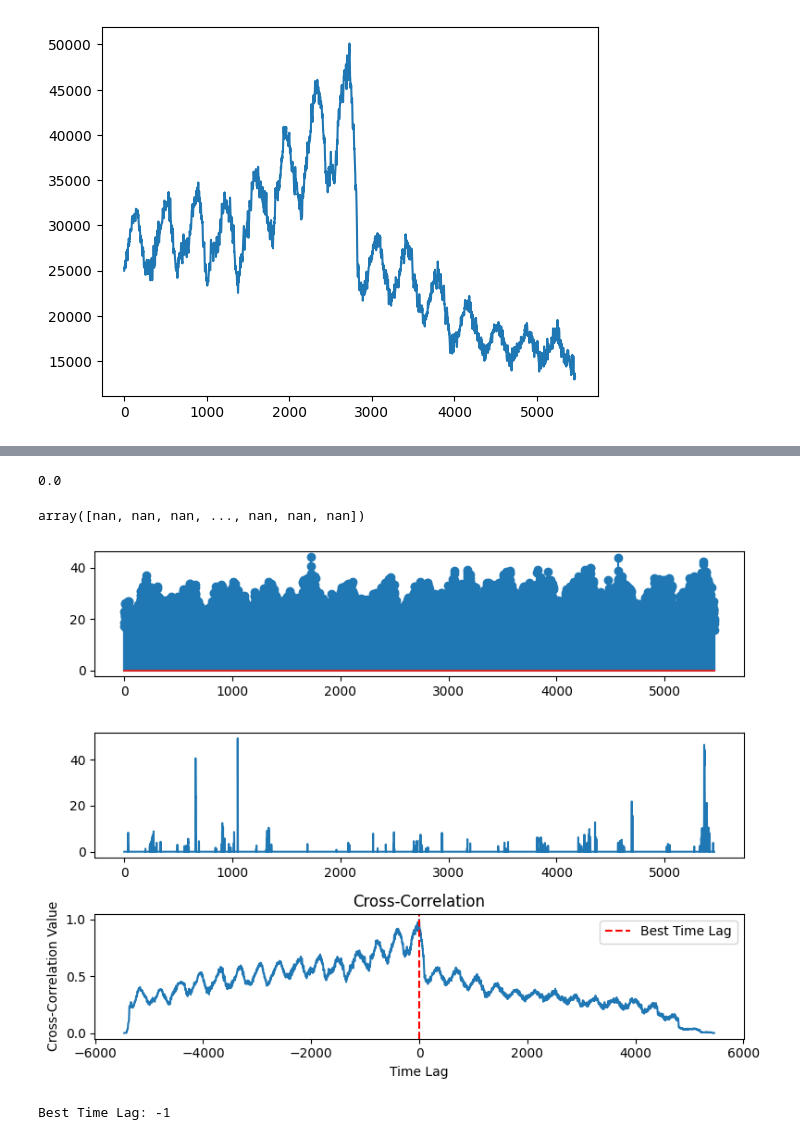
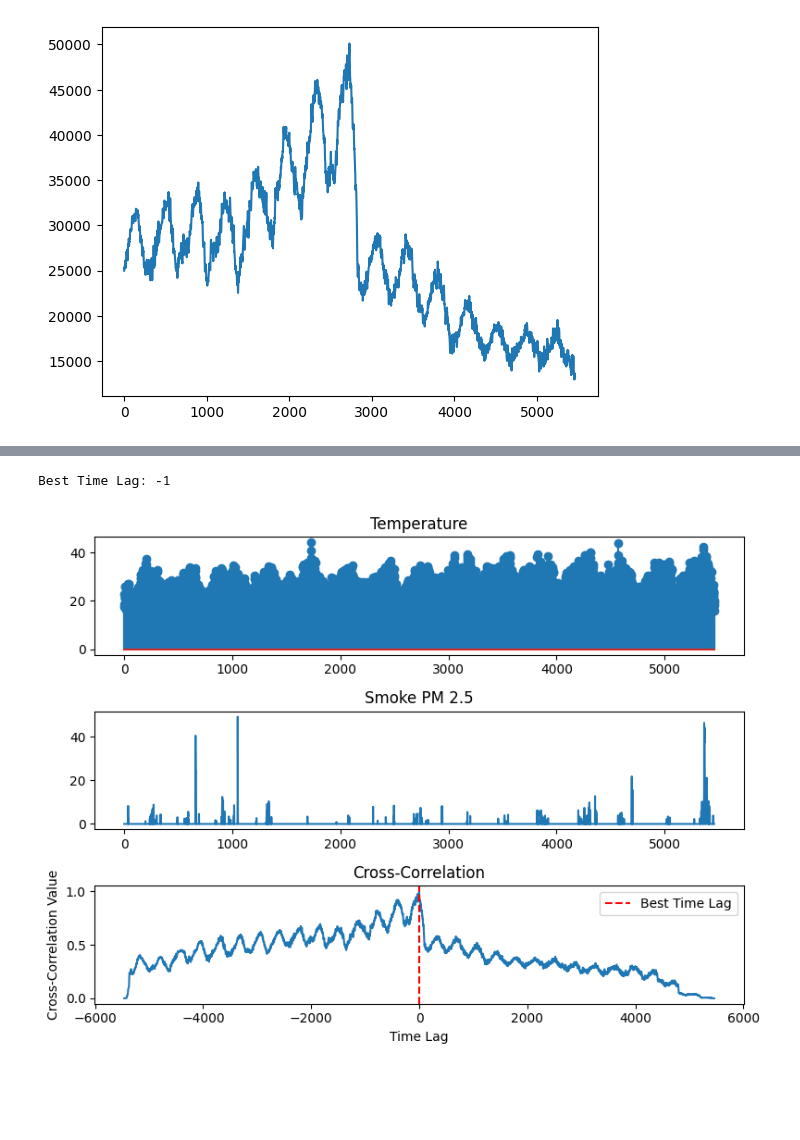
Before and after one commit to NSAPH-Projects/concurrence-climate-hazards, a Jupyter notebook: cross-correlation.ipynb, the cells around one changed output, grey strips where cells are left out. Cells and saved outputs as stored; diff of their text form; code cells hidden in the pictures; blank space fills up the shorter version.

```diff
--- a/cross-correlation.ipynb
+++ b/cross-correlation.ipynb
@@ -107,43 +104,39 @@ binary_signal = df[df.FIPS == 3860.0]['wfday'].to_numpy()
-# %%
-continuous_signal.min()
-# %% [output]
-0.0
-# %%
-cross_corr
-# %% [output]
-array([nan, nan, nan, ..., nan, nan, nan])
 # %%
 # Calculate cross-correlation
 cross_corr = correlate(var1, var2, mode='full')
 cross_corr /= np.max(cross_corr)
 
 # Determine time lags for visualization
 time_lags = np.arange(-len(var1) + 1, len(var2))
 
 # Find time lag with maximum cross-correlation
 best_time_lag = time_lags[np.argmax(cross_corr)]
 
-# Plot binary signal
 fig, ax = plt.subplots(3, 1, figsize=(8, 6))
 ax[0].stem(var1)
+ax[0].set_title('Temperature')
 
 # Plot continuous signal
 ax[1].plot(var2)
+ax[1].set_title('Smoke PM 2.5')
 
 # Plot cross-correlation
 ax[2].plot(time_lags, cross_corr)
 ax[2].set_title('Cross-Correlation')
 ax[2].set_xlabel('Time Lag')
 ax[2].set_ylabel('Cross-Correlation Value')
 
 # Mark best time lag on the plot
 ax[2].axvline(best_time_lag, color='r', linestyle='--', label='Best Time Lag')
 ax[2].legend()
 
 plt.tight_layout()
-plt.show()
+
+
+plt.savefig("figures/cross-correlation.png")
 
 print('Best Time Lag:', best_time_lag)
+plt.show()
 # %% [output]
+Best Time Lag: -1
-[figure, old version]
+[figure, new version]
-Best Time Lag: -1
```
Also changed, not shown: parts of 5 cells of this notebook, 2 other files.
